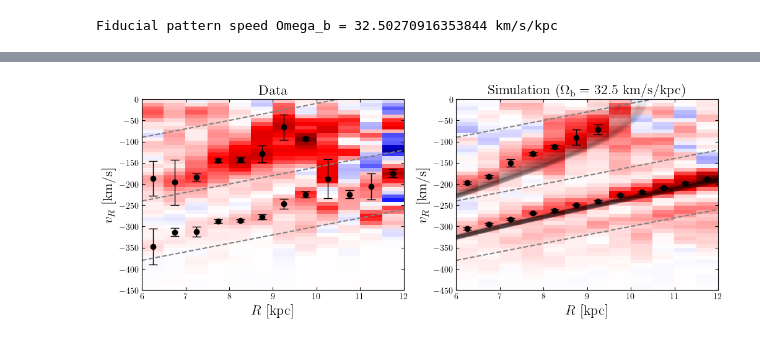
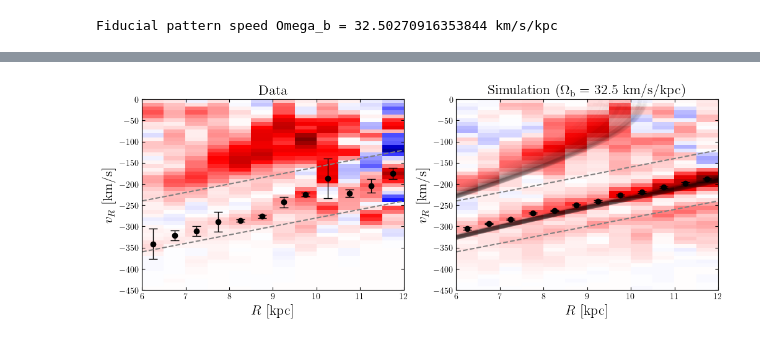
Before and after one commit to adllmr/resonances, a Jupyter notebook: pot_pat_fit.ipynb, the cells around one changed output, grey strips where cells are left out. Cells and saved outputs as stored; diff of their text form; code cells hidden in the pictures.

```diff
--- a/pot_pat_fit.ipynb
+++ b/pot_pat_fit.ipynb
@@ -439,13 +495,8 @@ def R_vR_antisym_kde(R, vR, R_bins, vR_grid, sigma_kde):
 # Function to calculate peaks and uncertainties from bootstrapping
 def calc_R_vR_peaks(R, vR, R_bins, vR_grid, sigma_kde, n_bootstrap, res_bounds):
 
-    vR_gridspace = vR_grid[1] - vR_grid[0]
-
     # Array to store highest peaks
-    # peaks_array = np.zeros((len(R_bins)-1, n_bootstrap, 4))
-
-    CR_peaks = np.zeros((len(R_bins)-1, n_bootstrap))
-    OLR_peaks = np.zeros((len(R_bins)-1, n_bootstrap))
+    peaks_array = np.zeros((len(R_bins)-1, n_bootstrap))
 
     # Loop over all R bins
     for i in range(len(R_bins)-1):
@@ -475,30 +526,16 @@ def calc_R_vR_peaks(R, vR, R_bins, vR_grid, sigma_kde, n_bootstrap, res_bounds):
             peak_indices = peak_indices[peak_order][:4]
             vR_peaks = vR_grid[peak_indices]
 
-            # peaks_array[i,j,:len(vR_peaks)] = vR_peaks
-
-            # Find peaks closest to boundary on either side, labelling them CR and OLR
-            # Cut peaks above boundary
-            peaks_inner = (vR_peaks < res_bounds[0](R_bincentres[i]))*(vR_peaks > res_bounds[1](R_bincentres[i]))*(vR_peaks < 0)
-            peaks_outer = (vR_peaks < res_bounds[1](R_bincentres[i]))*(vR_peaks > res_bounds[2](R_bincentres[i]))*(vR_peaks < 0)
-
-            _, _, left_ips, _ = peak_widths(kde_antisym, peak_indices, rel_height=0.5)
+            # Find most prominent peaks within boundaries
+            peaks = (vR_peaks < res_bounds[0](R_bincentres[i]))*(vR_peaks > res_bounds[1](R_bincentres[i]))*(vR_peaks < 0)
 
             try:
-                CR_peaks[i,j] = vR_peaks[peaks_inner][0]
-                # CR_peaks[i,j] = vR_grid[left_ips.astype(int)[peaks_inner][0]] #vR_peaks[peaks_inner][0]
+                peaks_array[i,j] = vR_peaks[peaks][0]
 
             except:
-                CR_peaks[i,j] = np.nan
+                peaks_array[i,j] = np.nan
 
-            try:
-                OLR_peaks[i,j] = vR_peaks[peaks_outer][0]
-                # OLR_peaks[i,j] = vR_grid[left_ips.astype(int)[peaks_outer][0]] #vR_peaks[peaks_outer][0]
-
-            except:
-                OLR_peaks[i,j] = np.nan
-
-    return CR_peaks, OLR_peaks
+    return peaks_array
 
 
 
@@ -519,54 +556,28 @@ z_max = 2
 sigma_kde = 10
 n_bootstrap = 100
 
-# Boundary separating CR and OLR
-res_bounds = [lambda R: 20*(R - 8) - 50, lambda R: 20*(R - 8) - 200, lambda R: 20*(R - 8) - 340]
+# Boundaries of region in which to search for OLR peaks
+res_bounds = [lambda R: 20*(R - 8) - 200, lambda R: 20*(R - 8) - 320]
 
 
 # Data
 cut_data = (Lz_data > 0)*(abs(Lz_data) < 500)*(abs(phi_data_sun) < phi_range)*(abs(z_data) < z_max)
 hist_antisym_data = R_vR_antisym(R_data[cut_data], vR_data[cut_data], R_bins, vR_bins)
 
-CR_peaks_data, OLR_peaks_data = calc_R_vR_peaks(R_data[cut_data], vR_data[cut_data], R_bins, vR_grid, sigma_kde, n_bootstrap, res_bounds)
+peaks_data = calc_R_vR_peaks(R_data[cut_data], vR_data[cut_data], R_bins, vR_grid, sigma_kde, n_bootstrap, res_bounds)
 
-x_CR_data = R_bincentres
-x_OLR_data = R_bincentres
-
-y_CR_data, yerr_CR_data = calc_datapoints(CR_peaks_data)
-y_OLR_data, yerr_OLR_data = calc_datapoints(OLR_peaks_data)
-
-
-# Cut data to limited radial range
-N_bins_CR_data = 8
-
-x_CR_data = x_CR_data[:N_bins_CR_data]
-y_CR_data = y_CR_data[:N_bins_CR_data]
-yerr_CR_data = yerr_CR_data[:N_bins_CR_data]
-
-# Store datapoints in lists for fitting
-x_list_data = [x_CR_data, x_OLR_data]
-y_list_data = [y_CR_data, y_OLR_data]
-yerr_list_data = [yerr_CR_data, yerr_OLR_data]
+x_data = R_bincentres
+y_data, yerr_data = calc_datapoints(peaks_data)
 
 
 # Simulation
 cut_sim = (Lz_sim[snap] > 0)*(abs(Lz_sim[snap]) < 500)*(abs(phi_sim_sun[snap]) < phi_range)*(abs(z_sim[snap]) < z_max)#(phi_sim[snap]%np.pi > 2/3*np.pi)*(phi_sim[snap] < np.pi)
 hist_antisym_sim = R_vR_antisym(R_sim[snap,cut_sim], vR_sim[snap,cut_sim], R_bins, vR_bins)
 
-CR_peaks_sim, OLR_peaks_sim = calc_R_vR_peaks(R_sim[snap,cut_sim], vR_sim[snap,cut_sim], R_bins, vR_grid, sigma_kde, n_bootstrap, res_bounds)
+peaks_sim = calc_R_vR_peaks(R_sim[snap,cut_sim], vR_sim[snap,cut_sim], R_bins, vR_grid, sigma_kde, n_bootstrap, res_bounds)
 
-x_CR_sim = R_bincentres
-x_OLR_sim = R_bincentres
-
-y_CR_sim, yerr_CR_sim = calc_datapoints(CR_peaks_sim)
-y_OLR_sim, yerr_OLR_sim = calc_datapoints(OLR_peaks_sim)
-
-# Cut sim data to limited radial range
-N_bins_CR_sim = 7
-
-x_CR_sim = x_CR_sim[:N_bins_CR_sim]
-y_CR_sim = y_CR_sim[:N_bins_CR_sim]
-yerr_CR_sim = yerr_CR_sim[:N_bins_CR_sim]
+x_sim = R_bincentres
+y_sim, yerr_sim = calc_datapoints(peaks_sim)
 
 
 # Plot antisymmetrised histograms
@@ -575,11 +586,8 @@ axs[0].imshow(hist_antisym_data.T, extent=(R_bins[0], R_bins[-1], vR_bins[0], vR
 axs[1].imshow(hist_antisym_sim.T, extent=(R_bins[0], R_bins[-1], vR_bins[0], vR_bins[-1]), cmap='seismic', origin='lower', interpolation='none', aspect='auto')
 
 # Plot datapoints and errors
-axs[0].errorbar(x_CR_data, y_CR_data, yerr_CR_data, c='k', fmt='o', capsize=5, elinewidth=1, capthick=1)
-axs[0].errorbar(x_OLR_data, y_OLR_data, yerr_OLR_data, c='k', fmt='o', capsize=5, elinewidth=1, capthick=1)
-
-axs[1].errorbar(x_CR_sim, y_CR_sim, yerr_CR_sim, c='k', fmt='o', capsize=5, elinewidth=1, capthick=1)
-axs[1].errorbar(x_OLR_sim, y_OLR_sim, yerr_OLR_sim, c='k', fmt='o', capsize=5, elinewidth=1, capthick=1)
+axs[0].errorbar(x_data, y_data, yerr_data, c='k', fmt='o', capsize=5, elinewidth=1, capthick=1)
+axs[1].errorbar(x_sim, y_sim, yerr_sim, c='k', fmt='o', capsize=5, elinewidth=1, capthick=1)
 
 # Plot boundaries between resonant regions
 for i in range(len(res_bounds)):
@@ -649 +657 @@ plt.close()
-[figure, old version]
+[figure, new version]
```
Also changed, not shown: parts of 18 cells of this notebook, 1 other file.
